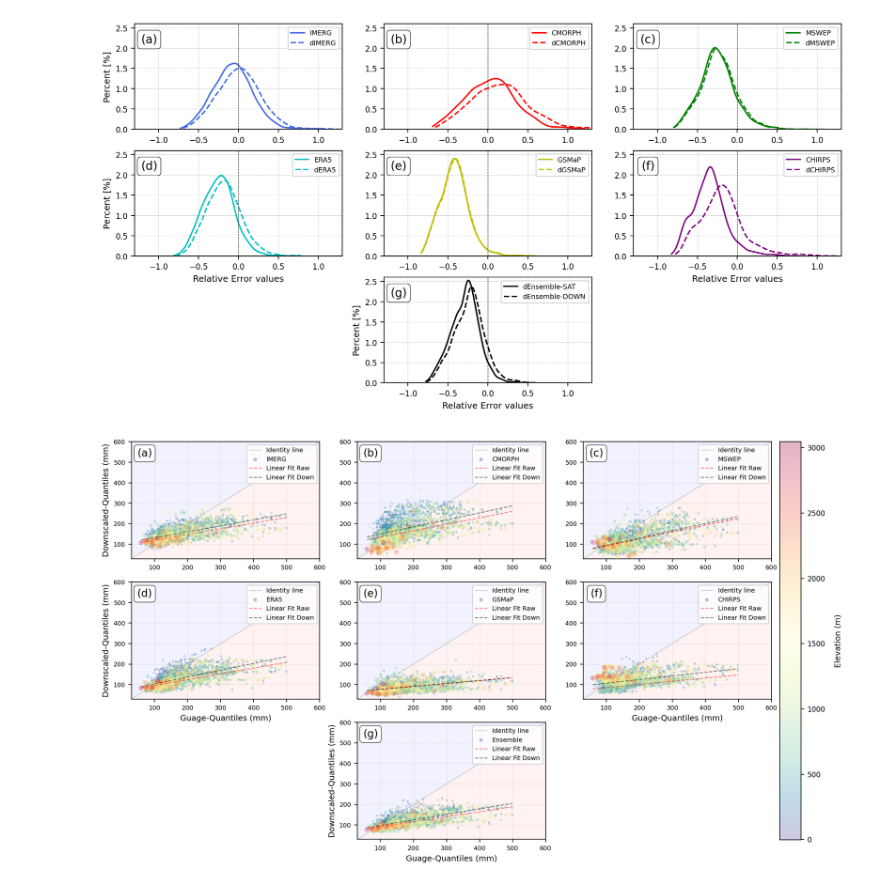
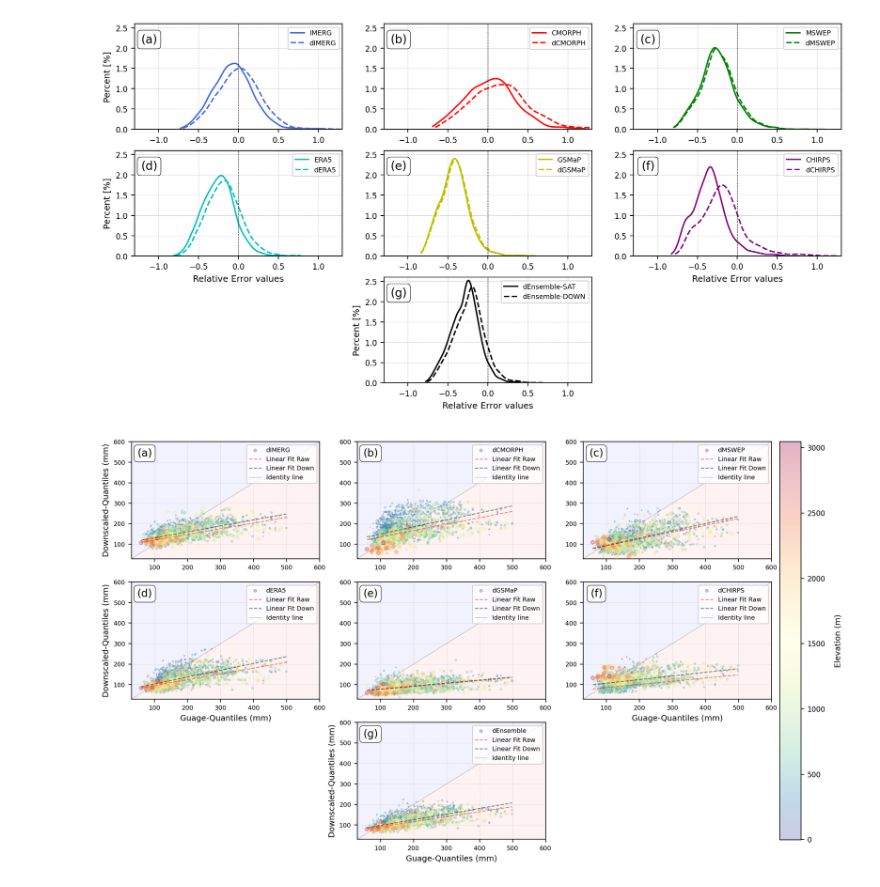
Before and after one commit to TeamExtremes/MEVD-downscaling, a Jupyter notebook: jupyter/Relative_Error/III_OBS_RSR_all.ipynb, the cells around one changed output. Cells and saved outputs as stored; diff of their text form; code cells hidden in the pictures.

```diff
--- a/jupyter/Relative_Error/III_OBS_RSR_all.ipynb
+++ b/jupyter/Relative_Error/III_OBS_RSR_all.ipynb
@@ -46,7 +46,7 @@ GSMaP = pd.read_csv(dir_in)
 dir_in = os.path.join('..','..','output','RE',f'RE_CHIRPS.csv')
 CHIRPS = pd.read_csv(dir_in)
 # %%
-dir_in = os.path.join('..','..','output','RE',f'RE_ENSEMBLE.csv')
+dir_in = os.path.join('..','..','output','RE',f'RE_ENSEMBLE_median.csv')
 ENSEMBLE = pd.read_csv(dir_in)
 # %%
 colors = ['royalblue','r', 'g', 'c', 'y', 'purple', 'orange', 'cyan']
@@ -489,14 +489,18 @@ a1 = axes[(0, 0)].scatter(
     s=IMERG.Elev_norm*20,
     c=IMERG.Elev,
     vmin=vmin, vmax=vmax,
-    zorder=10, cmap="Spectral_r",label='IMERG')
+    zorder=10, cmap="Spectral_r",label='dIMERG')
 
 axes[(0, 0)].plot(IM_x0, IM_y0, "--r", linewidth=1, label="Linear Fit Raw", alpha=0.5,zorder=12)
 axes[(0, 0)].plot(IM_x, IM_y, "--k", linewidth=1, label="Linear Fit Down", alpha=0.5,zorder=12)
 
 axes[(0, 0)].set_ylabel('Downscaled-Quantiles (mm)',fontsize=9)
 
-axes[(0, 0)].legend(fontsize=7, loc=1, ncol=1)
+handles, labels = axes[(0, 0)].get_legend_handles_labels()
+order = [1, 2, 3, 0]
+axes[(0, 0)].legend([handles[i] for i in order],
+                    [labels[i] for i in order],
+                    fontsize=7, loc=1, ncol=1)
 
 # ==========================================================================================================
 a1 = axes[(0, 1)].scatter(
@@ -505,12 +509,16 @@ a1 = axes[(0, 1)].scatter(
     s=CMORPH.Elev_norm*20,
     c=CMORPH.Elev,
     vmin=vmin, vmax=vmax,
-    zorder=10, cmap="Spectral_r",label='CMORPH')
+    zorder=10, cmap="Spectral_r",label='dCMORPH')
 
 axes[(0, 1)].plot(CM_x0, CM_y0, "--r", linewidth=1, label="Linear Fit Raw", alpha=0.5,zorder=12)
 axes[(0, 1)].plot(CM_x, CM_y, "--k", linewidth=1, label="Linear Fit Down", alpha=0.5,zorder=12)
 
-axes[(0, 1)].legend(fontsize=7, loc=1, ncol=1)
+handles, labels = axes[(0, 1)].get_legend_handles_labels()
+order = [1, 2, 3, 0]
+axes[(0, 1)].legend([handles[i] for i in order],
+                    [labels[i] for i in order],
+                    fontsize=7, loc=1, ncol=1)
 
 # ==========================================================================================================
 a1 = axes[(0, 2)].scatter(
@@ -519,12 +527,16 @@ a1 = axes[(0, 2)].scatter(
     s=MSWEP.Elev_norm*20,
     c=MSWEP.Elev,
     vmin=vmin, vmax=vmax,
-    zorder=10, cmap="Spectral_r",label='MSWEP')
+    zorder=10, cmap="Spectral_r",label='dMSWEP')
 
 axes[(0, 2)].plot(MS_x0, MS_y0, "--r", linewidth=1, label="Linear Fit Raw", alpha=0.5,zorder=12)
 axes[(0, 2)].plot(MS_x, MS_y, "--k", linewidth=1, label="Linear Fit Down", alpha=0.5,zorder=12)
 
-axes[(0, 2)].legend(fontsize=7, loc=1, ncol=1)
+handles, labels = axes[(0, 2)].get_legend_handles_labels()
+order = [1, 2, 3, 0]
+axes[(0, 2)].legend([handles[i] for i in order],
+                    [labels[i] for i in order],
+                    fontsize=7, loc=1, ncol=1)
 
 # ==========================================================================================================
 a1 = axes[(1, 0)].scatter(
@@ -533,7 +545,7 @@ a1 = axes[(1, 0)].scatter(
     s=ERA5.Elev_norm*20,
     c=ERA5.Elev,
     vmin=vmin, vmax=vmax,
-    zorder=10, cmap="Spectral_r",label='ERA5')
+    zorder=10, cmap="Spectral_r",label='dERA5')
 
 axes[(1, 0)].plot(ER_x0, ER_y0, "--r", linewidth=1, label="Linear Fit Raw", alpha=0.5,zorder=12)
 axes[(1, 0)].plot(ER_x, ER_y, "--k", linewidth=1, label="Linear Fit Down", alpha=0.5,zorder=12)
@@ -541,7 +553,11 @@ axes[(1, 0)].plot(ER_x, ER_y, "--k", linewidth=1, label="Linear Fit Down", alpha
 axes[(1, 0)].set_xlabel('Guage-Quantiles (mm)',fontsize=9)
 axes[(1, 0)].set_ylabel('Downscaled-Quantiles (mm)',fontsize=9)
 
-axes[(1, 0)].legend(fontsize=7, loc=1, ncol=1)
+handles, labels = axes[(1, 0)].get_legend_handles_labels()
+order = [1, 2, 3, 0]
+axes[(1, 0)].legend([handles[i] for i in order],
+                    [labels[i] for i in order],
+                    fontsize=7, loc=1, ncol=1)
 
 # ==========================================================================================================
 a1 = axes[(1, 1)].scatter(
@@ -550,12 +566,16 @@ a1 = axes[(1, 1)].scatter(
     s=GSMaP.Elev_norm*20,
     c=GSMaP.Elev,
     vmin=vmin, vmax=vmax,
-    zorder=10, cmap="Spectral_r",label='GSMaP')
+    zorder=10, cmap="Spectral_r",label='dGSMaP')
 
 axes[(1, 1)].plot(GS_x0, GS_y0, "--r", linewidth=1, label="Linear Fit Raw", alpha=0.5,zorder=12)
 axes[(1, 1)].plot(GS_x, GS_y, "--k", linewidth=1, label="Linear Fit Down", alpha=0.5,zorder=12)
 
-axes[(1, 1)].legend(fontsize=7, loc=1, ncol=1)
+handles, labels = axes[(1, 1)].get_legend_handles_labels()
+order = [1, 2, 3, 0]
+axes[(1, 1)].legend([handles[i] for i in order],
+                    [labels[i] for i in order],
+                    fontsize=7, loc=1, ncol=1)
 
 # ==========================================================================================================
 a1 = axes[(1, 2)].scatter(
@@ -564,36 +584,44 @@ a1 = axes[(1, 2)].scatter(
     s=CHIRPS.Elev_norm*20,
     c=CHIRPS.Elev,
     vmin=vmin, vmax=vmax,
-    zorder=10, cmap="Spectral_r",label='CHIRPS')
+    zorder=10, cmap="Spectral_r",label='dCHIRPS')
 
 axes[(1, 2)].plot(CH_x0, CH_y0, "--r", linewidth=1, label="Linear Fit Raw", alpha=0.5,zorder=12)
 axes[(1, 2)].plot(CH_x, CH_y, "--k", linewidth=1, label="Linear Fit Down", alpha=0.5,zorder=12)
 
 axes[(1, 2)].set_xlabel('Guage-Quantiles (mm)',fontsize=9)
 
-axes[(1, 2)].legend(fontsize=7, loc=1, ncol=1)
+handles, labels = axes[(1, 2)].get_legend_handles_labels()
+order = [1, 2, 3, 0]
+axes[(1, 2)].legend([handles[i] for i in order],
+                    [labels[i] for i in order],
+                    fontsize=7, loc=1, ncol=1)
 
 # ==========================================================================================================
 a1 = axes[(2, 1)].scatter(
     ENSEMBLE.Mevd_OBS, ENSEMBLE.Mevd_DOWN,
     alpha=0.3,
     s=ENSEMBLE.Elev_norm*20,
     c=ENSEMBLE.Elev,
     vmin=vmin, vmax=vmax,
-    zorder=10, cmap="Spectral_r",label='Ensemble')
+    zorder=10, cmap="Spectral_r",label='dEnsemble')
 
 axes[(2, 1)].plot(EN_x0, EN_y0, "--r", linewidth=1, label="Linear Fit Raw", alpha=0.5,zorder=12)
 axes[(2, 1)].plot(EN_x, EN_y, "--k", linewidth=1, label="Linear Fit Down", alpha=0.5,zorder=12)
 
 axes[(2, 1)].set_xlabel('Guage-Quantiles (mm)',fontsize=9)
 axes[(2, 1)].set_ylabel('Downscaled-Quantiles (mm)',fontsize=9)
 
-axes[(2, 1)].legend(fontsize=7, loc=1, ncol=1)
+handles, labels = axes[(2, 1)].get_legend_handles_labels()
+order = [1, 2, 3, 0]
+axes[(2, 1)].legend([handles[i] for i in order],
+                    [labels[i] for i in order],
+                    fontsize=7, loc=1, ncol=1)
 
 # ==========================================================================================================s
 cbar_ax = fig.add_axes([0.91, 0.31, 0.026, 0.57])#0.91
 cbar = fig.colorbar(a1, cax=cbar_ax, orientation='vertical')
 cbar.ax.tick_params(labelsize=8)
 cbar.set_label("Elevation (m)", fontsize=9, labelpad=10)
 # %% [output]
-[figure, old version]
+[figure, new version]
```
Also changed, not shown: 32 other files.
